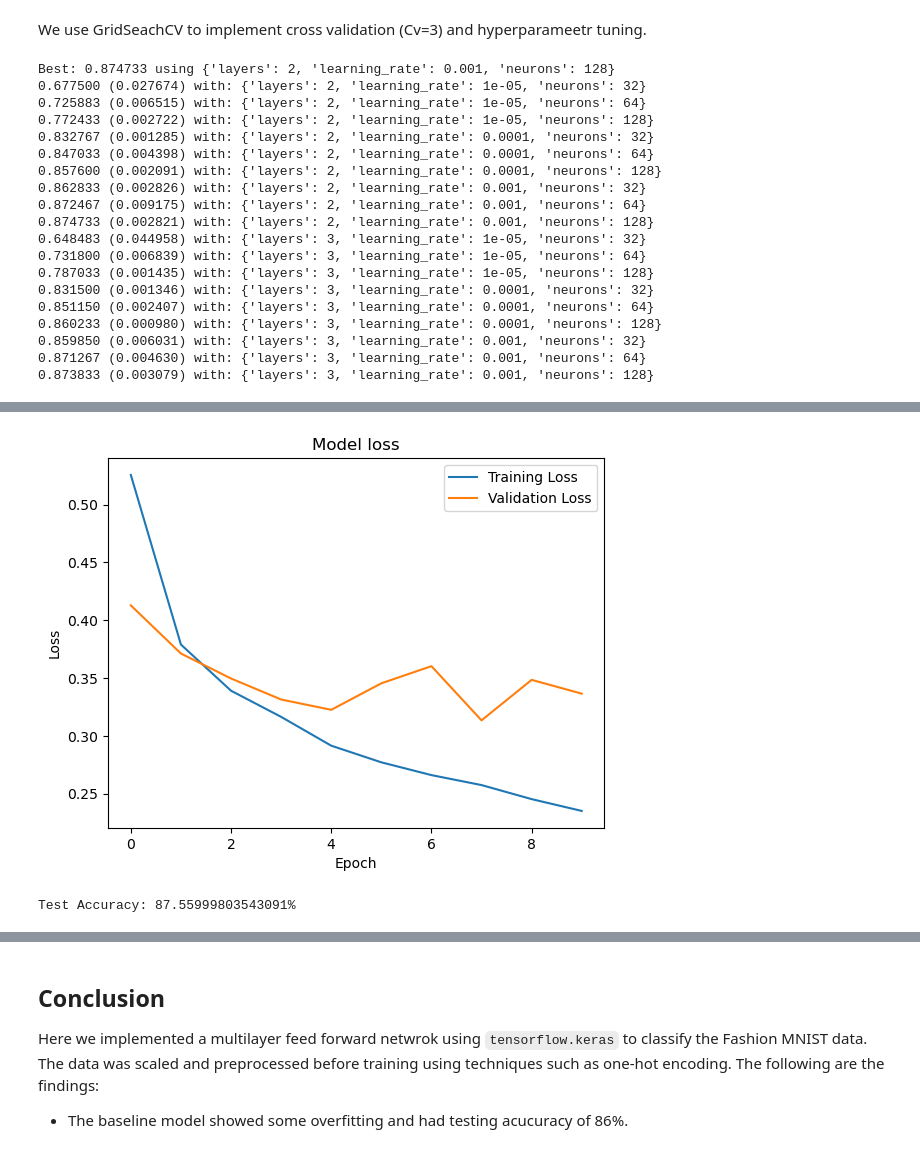
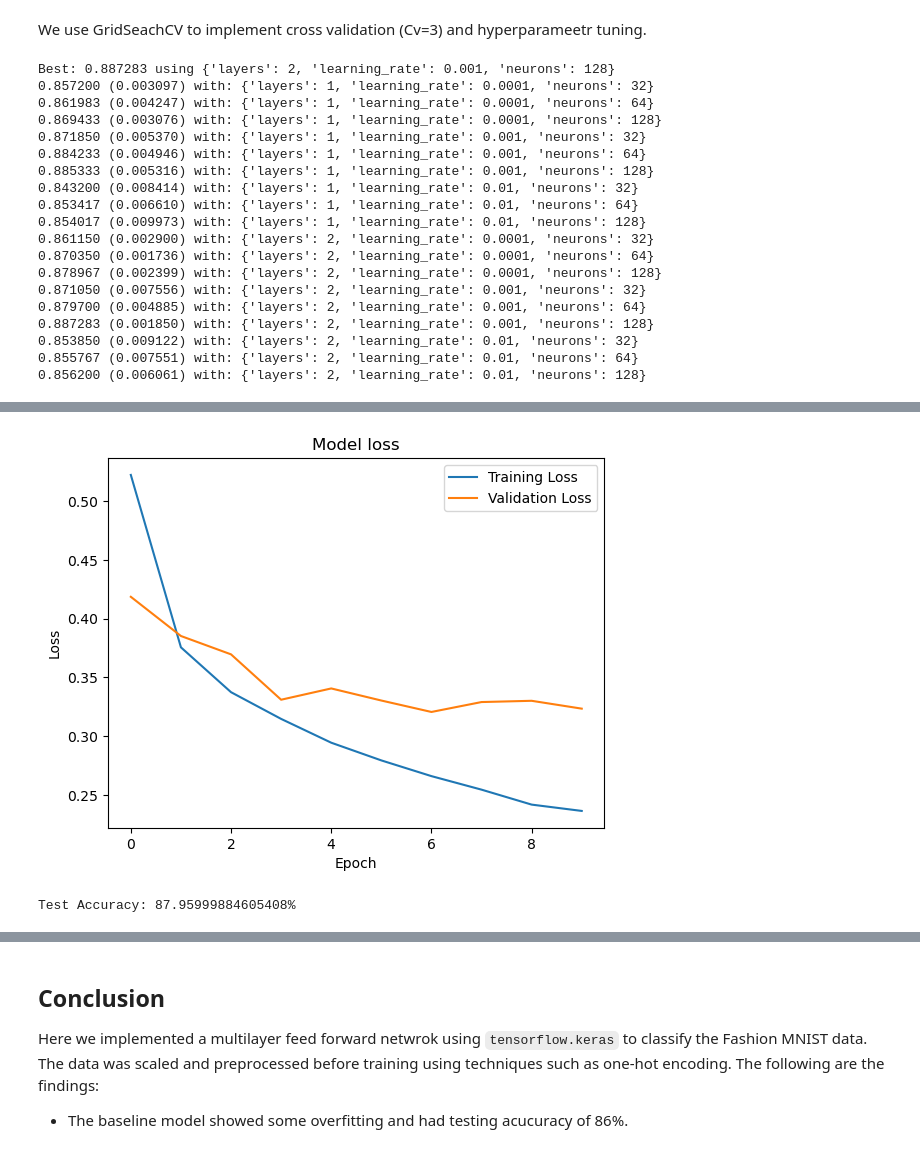
Before and after one commit to kashifliaqat/Deep_Reinforcement_Learning, a Jupyter notebook: Deep-Learning/DL_FashionMNIST.ipynb, the cells around one changed output, grey strips where cells are left out. Cells and saved outputs as stored; diff of their text form; code cells hidden in the pictures.

Commit message:
Tuned model

```diff
--- a/Deep-Learning/DL_FashionMNIST.ipynb
+++ b/Deep-Learning/DL_FashionMNIST.ipynb
@@ -208,13 +205,14 @@ model = KerasClassifier(build_fn=create_model, epochs=5, batch_size=64, verbose=
 # %% [markdown]
 We use GridSeachCV to implement cross validation (Cv=3) and hyperparameetr tuning.
 # %%
+model = KerasClassifier(build_fn=create_model, epochs=10, batch_size=32, verbose=0)
 param_grid = {
-    'learning_rate': [0.0001, 0.001, 0.01]
-    'neurons': [64, 128, 256],
-    'layers': [2, 3]
+    'learning_rate': [0.0001, 0.001, 0.01],
+    'neurons': [32, 64, 128],
+    'layers': [1, 2]
 }
 
-grid = GridSearchCV(estimator=model, param_grid=param_grid, n_jobs=-1, cv=3)
+grid = GridSearchCV(estimator=model, param_grid=param_grid, n_jobs=-1, cv=5)
 grid_result = grid.fit(x_train, y_train)
 
 # Summarize results
@@ -225,25 +223,25 @@ params = grid_result.cv_results_['params']
 for mean, stdev, param in zip(means, stds, params):
     print("%f (%f) with: %r" % (mean, stdev, param))
 # %% [output]
-Best: 0.874733 using {'layers': 2, 'learning_rate': 0.001, 'neurons': 128}
-0.677500 (0.027674) with: {'layers': 2, 'learning_rate': 1e-05, 'neurons': 32}
-0.725883 (0.006515) with: {'layers': 2, 'learning_rate': 1e-05, 'neurons': 64}
-0.772433 (0.002722) with: {'layers': 2, 'learning_rate': 1e-05, 'neurons': 128}
-0.832767 (0.001285) with: {'layers': 2, 'learning_rate': 0.0001, 'neurons': 32}
-0.847033 (0.004398) with: {'layers': 2, 'learning_rate': 0.0001, 'neurons': 64}
-0.857600 (0.002091) with: {'layers': 2, 'learning_rate': 0.0001, 'neurons': 128}
-0.862833 (0.002826) with: {'layers': 2, 'learning_rate': 0.001, 'neurons': 32}
-0.872467 (0.009175) with: {'layers': 2, 'learning_rate': 0.001, 'neurons': 64}
-0.874733 (0.002821) with: {'layers': 2, 'learning_rate': 0.001, 'neurons': 128}
-0.648483 (0.044958) with: {'layers': 3, 'learning_rate': 1e-05, 'neurons': 32}
-0.731800 (0.006839) with: {'layers': 3, 'learning_rate': 1e-05, 'neurons': 64}
-0.787033 (0.001435) with: {'layers': 3, 'learning_rate': 1e-05, 'neurons': 128}
-0.831500 (0.001346) with: {'layers': 3, 'learning_rate': 0.0001, 'neurons': 32}
-0.851150 (0.002407) with: {'layers': 3, 'learning_rate': 0.0001, 'neurons': 64}
-0.860233 (0.000980) with: {'layers': 3, 'learning_rate': 0.0001, 'neurons': 128}
-0.859850 (0.006031) with: {'layers': 3, 'learning_rate': 0.001, 'neurons': 32}
-0.871267 (0.004630) with: {'layers': 3, 'learning_rate': 0.001, 'neurons': 64}
-0.873833 (0.003079) with: {'layers': 3, 'learning_rate': 0.001, 'neurons': 128}
+Best: 0.887283 using {'layers': 2, 'learning_rate': 0.001, 'neurons': 128}
+0.857200 (0.003097) with: {'layers': 1, 'learning_rate': 0.0001, 'neurons': 32}
+0.861983 (0.004247) with: {'layers': 1, 'learning_rate': 0.0001, 'neurons': 64}
+0.869433 (0.003076) with: {'layers': 1, 'learning_rate': 0.0001, 'neurons': 128}
+0.871850 (0.005370) with: {'layers': 1, 'learning_rate': 0.001, 'neurons': 32}
+0.884233 (0.004946) with: {'layers': 1, 'learning_rate': 0.001, 'neurons': 64}
+0.885333 (0.005316) with: {'layers': 1, 'learning_rate': 0.001, 'neurons': 128}
+0.843200 (0.008414) with: {'layers': 1, 'learning_rate': 0.01, 'neurons': 32}
+0.853417 (0.006610) with: {'layers': 1, 'learning_rate': 0.01, 'neurons': 64}
+0.854017 (0.009973) with: {'layers': 1, 'learning_rate': 0.01, 'neurons': 128}
+0.861150 (0.002900) with: {'layers': 2, 'learning_rate': 0.0001, 'neurons': 32}
+0.870350 (0.001736) with: {'layers': 2, 'learning_rate': 0.0001, 'neurons': 64}
+0.878967 (0.002399) with: {'layers': 2, 'learning_rate': 0.0001, 'neurons': 128}
+0.871050 (0.007556) with: {'layers': 2, 'learning_rate': 0.001, 'neurons': 32}
+0.879700 (0.004885) with: {'layers': 2, 'learning_rate': 0.001, 'neurons': 64}
+0.887283 (0.001850) with: {'layers': 2, 'learning_rate': 0.001, 'neurons': 128}
+0.853850 (0.009122) with: {'layers': 2, 'learning_rate': 0.01, 'neurons': 32}
+0.855767 (0.007551) with: {'layers': 2, 'learning_rate': 0.01, 'neurons': 64}
+0.856200 (0.006061) with: {'layers': 2, 'learning_rate': 0.01, 'neurons': 128}
 # %%
 best_params = grid_result.best_params_
 best_learning_rate = best_params['learning_rate']
@@ -251,18 +249,18 @@ best_neurons = best_params['neurons']
 best_layers = best_params['layers']
 
 # Re-create the best model
-model = create_model(learning_rate=best_learning_rate, neurons=best_neurons, layers=best_layers)
-history = model.fit(x_train, y_train, epochs=10, batch_size=64, verbose=1, validation_split=0.2)
+best_model = create_model(learning_rate=best_learning_rate, neurons=best_neurons, layers=best_layers)
+best_fit = best_model.fit(x_train, y_train, epochs=10, batch_size=64, verbose=1, validation_split=0.2)
 
-plt.plot(history.history['loss'], label='Training Loss')
-plt.plot(history.history['val_loss'], label='Validation Loss')
+plt.plot(best_fit.history['loss'], label='Training Loss')
+plt.plot(best_fit.history['val_loss'], label='Validation Loss')
 plt.title('Model loss')
 plt.ylabel('Loss')
 plt.xlabel('Epoch')
 plt.legend()
 plt.show()
 
-test_loss, test_accuracy = model.evaluate(x_test, y_test, verbose=0)
+test_loss, test_accuracy = best_model.evaluate(x_test, y_test, verbose=0)
 print(f"Test Accuracy: {test_accuracy*100}%")
 # %% [output]
 Epoch 1/10
@@ -288,2 +286,2 @@ Epoch 10/10
-[figure, old version]
+[figure, new version]
-Test Accuracy: 87.55999803543091%
+Test Accuracy: 87.95999884605408%
```
Also changed, not shown: parts of 9 cells of this notebook, 1 other file.
